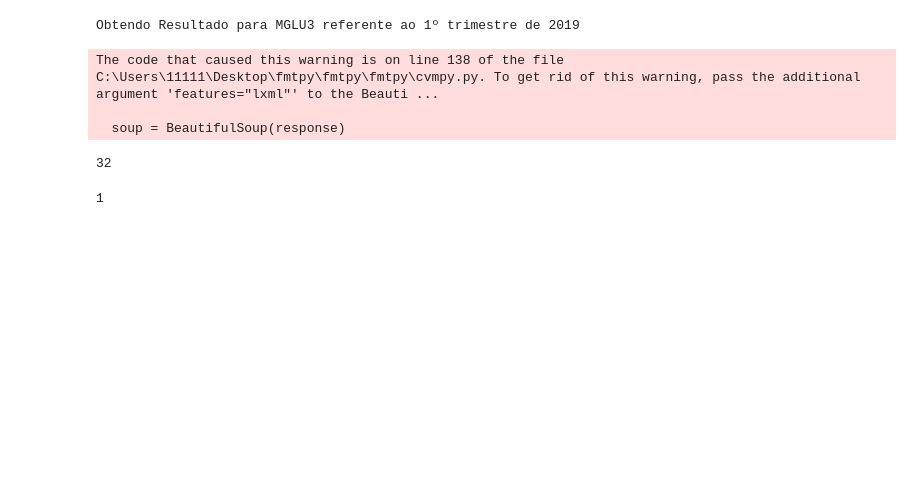
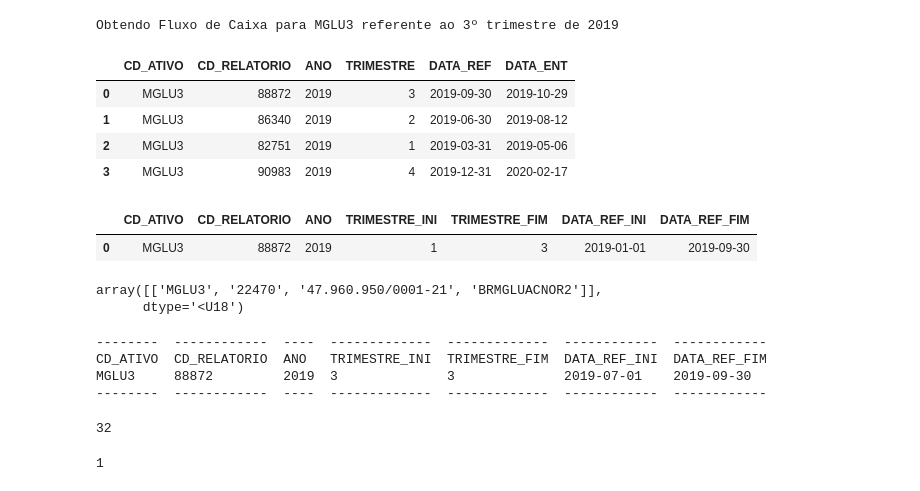
Before and after one commit to janes/fmtpy, a Jupyter notebook: fmtpy/Teste.ipynb, the cells around one changed output. Drawn from its saved outputs; the diff is of its cells as text; code cells hidden in the pictures; blank space fills up the shorter version.

```diff
--- a/fmtpy/Teste.ipynb
+++ b/fmtpy/Teste.ipynb
@@ -15,9 +15,26 @@ pd.options.display.float_format = '{:,.2f}'.format
 # %%
 x = bi.Balancos('MGLU3',r'C:\Users\11111\Desktop\Python\chromedriver.exe')
 # %%
-tabela = x.get(1,2019,1,True)
+tabela = x.fat_balancos_cvm_agregado(5,2019,3)
 # %% [output]
-Obtendo Resultado para MGLU3 referente ao 1º trimestre de 2019
+Obtendo Fluxo de Caixa para MGLU3 referente ao 3º trimestre de 2019
-The code that caused this warning is on line 138 of the file C:\Users\11111\Desktop\fmtpy\fmtpy\fmtpy\cvmpy.py. To get rid of this warning, pass the additional argument 'features="lxml"' to the Beauti ...
-
-  soup = BeautifulSoup(response)
+# %%
+tabela = x.dim_relatorios_datas_aggs(5,2019,4)
+# %%
+pd.DataFrame(tabela[1], columns=tabela[0])
+# %% [output]
+|  | CD_ATIVO | CD_RELATORIO | ANO | TRIMESTRE | DATA_REF | DATA_ENT |
+| 0 | MGLU3 | 88872 | 2019 | 3 | 2019-09-30 | 2019-10-29 |
+| 1 | MGLU3 | 86340 | 2019 | 2 | 2019-06-30 | 2019-08-12 |
+| 2 | MGLU3 | 82751 | 2019 | 1 | 2019-03-31 | 2019-05-06 |
+| 3 | MGLU3 | 90983 | 2019 | 4 | 2019-12-31 | 2020-02-17 |
+# %%
+pd.DataFrame(tabela[1], columns=tabela[0])
+# %% [output]
+|  | CD_ATIVO | CD_RELATORIO | ANO | TRIMESTRE_INI | TRIMESTRE_FIM | DATA_REF_INI | DATA_REF_FIM |
+| 0 | MGLU3 | 88872 | 2019 | 1 | 3 | 2019-01-01 | 2019-09-30 |
+# %%
+tabela[1]
+# %% [output]
+array([['MGLU3', '22470', '47.960.950/0001-21', 'BRMGLUACNOR2']],
+      dtype='<U18')
@@ -24,3 +44,10 @@ The code that caused this warning is on line 138 of the file C:\Users\11111\Desk
+# %%
+bi.Features(relat[0], relat[1])
+# %% [output]
+--------  ------------  ----  -------------  -------------  ------------  ------------
+CD_ATIVO  CD_RELATORIO  ANO   TRIMESTRE_INI  TRIMESTRE_FIM  DATA_REF_INI  DATA_REF_FIM
+MGLU3     88872         2019  3              3              2019-07-01    2019-09-30
+--------  ------------  ----  -------------  -------------  ------------  ------------
 # %%
 con = bi.sqlite(r'C:\Users\11111\Desktop\fmtpy\db\teste.db')
 # %%
```
Also changed, not shown: parts of 11 cells of this notebook, 3 other files.
